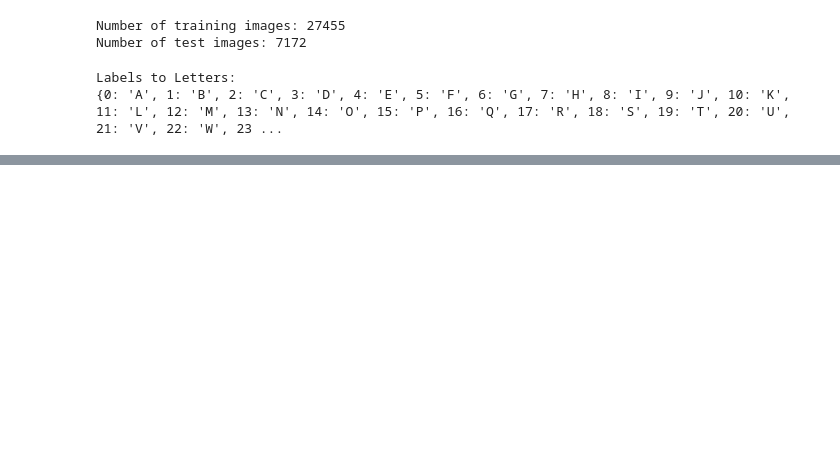
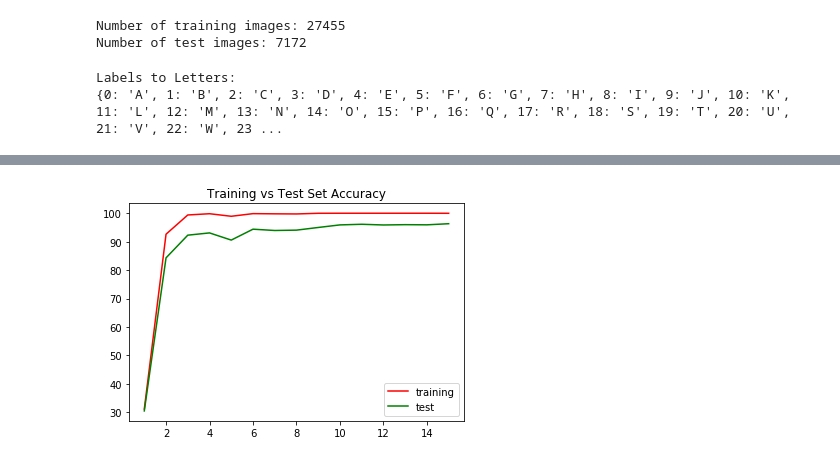
Before and after one commit to addiboyer24/Boyer_Addison_MachineLearningFinal, a Jupyter notebook: Sign_Language_Classification_MNIST.ipynb, the cells around one changed output, grey strips where cells are left out. Cells and saved outputs as stored; diff of their text form; code cells hidden in the pictures; blank space fills up the shorter version.

```diff
--- a/Sign_Language_Classification_MNIST.ipynb
+++ b/Sign_Language_Classification_MNIST.ipynb
@@ -174,7 +174,7 @@ class SignLanguageClassifier(object):
         # Optimizer
         optimizer = torch.optim.Adam(self.model.parameters(), lr=1e-3)
 
-        epochs = 25
+        epochs = 15
 
         training_accs = []
         test_accs = []
@@ -211,7 +211,7 @@ class SignLanguageClassifier(object):
                 total += t.size(0)
                 correct += (predicted == t).sum()
 
-            training_accs.append(100.*total / correct)
+            training_accs.append(100.*correct / total)
 
             # Get test set accuracy
             total = 0
@@ -225,7 +225,7 @@ class SignLanguageClassifier(object):
                 total += t.size(0)
                 correct += (predicted == t).sum()
 
-            test_accs.append(100.*total / correct)
+            test_accs.append(100.*correct / total)
 
 
             print("Epoch: %d, Training Accuracy: %0.3f, Test Accuracy: %0.3f" %(epoch+1, training_accs[-1], test_accs[-1]))
@@ -236,9 +236,10 @@ class SignLanguageClassifier(object):
         self.test_accs = test_accs
 
     def confusion_M(self):
-        y_pred_test = self.model(self.x_test.float())
+        y_pred_test = self.model(self.x_test.float()).detach().numpy()
+        y_pred_test = np.argmax(y_pred_test, axis=1) # Get classes from logits.
 
-        return confusion_matrix(y_pred_test, self.y_test.numpy())
+        return confusion_matrix(y_pred_test, self.y_test.detach().numpy())
 # %%
 slc = SignLanguageClassifier(x_train, x_test, y_train, y_test)
 # %%
@@ -263,0 +263,9 @@ slc.train()
+# %%
+x = np.linspace(1, 15, 15)
+plt.title("Training vs Test Set Accuracy")
+plt.plot(x, slc.training_accs, 'r-', label='training')
+plt.plot(x, slc.test_accs, 'g-', label='test')
+plt.legend(loc='lower right')
+plt.show()
+# %% [output]
+[figure, added]
```
Also changed, not shown: parts of 9 cells of this notebook, 10 other files.
